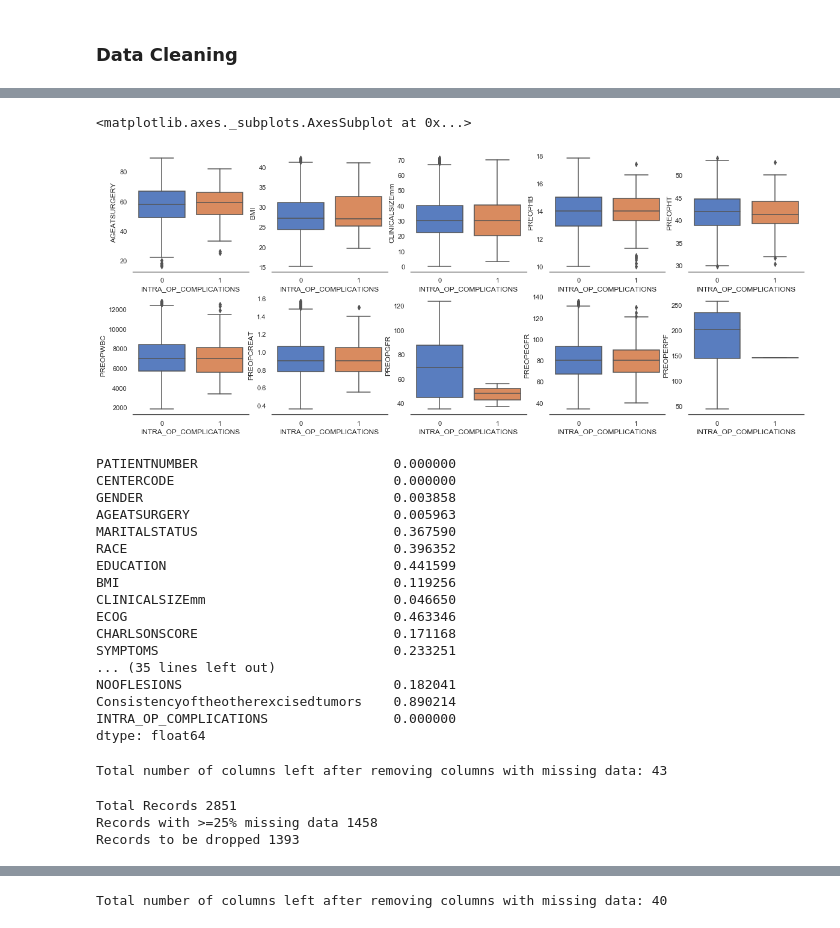
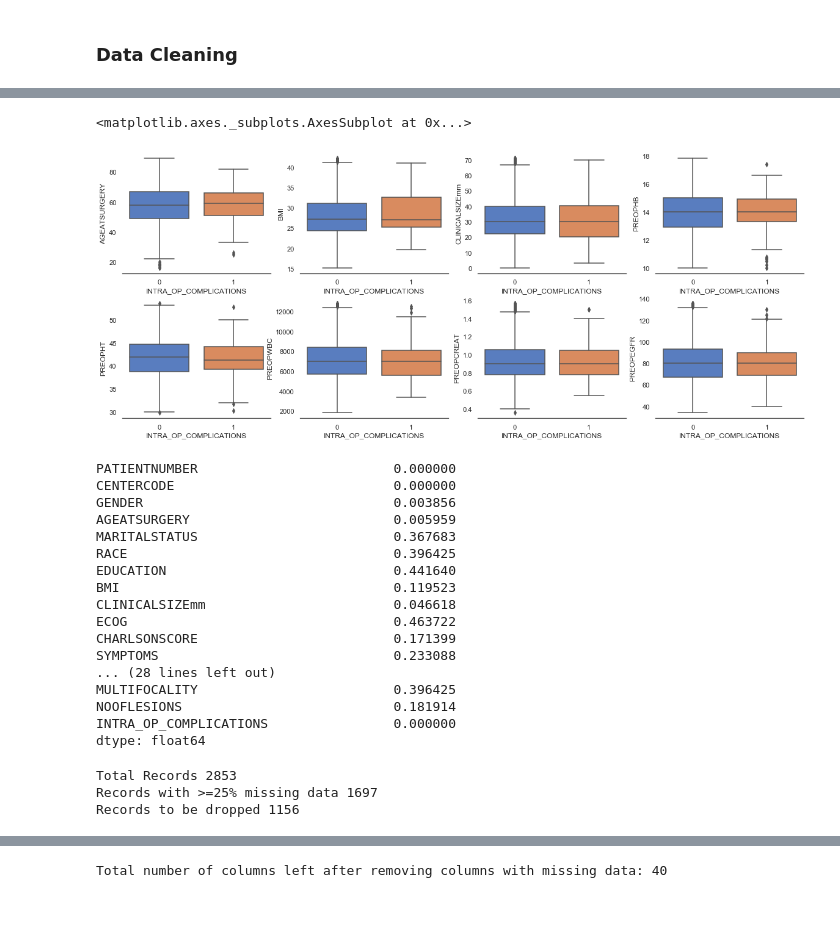
Before and after one commit to anubhav-reddy/Partial-Nephrectomy, a Jupyter notebook: Intra-op Complications - V2/Data Prep-Copy2.ipynb, the cells around one changed output, grey strips where cells are left out. Drawn from its saved outputs; the diff is of its cells as text; code cells hidden in the pictures.

Commit message:
Update Data Prep

```diff
--- a/Intra-op Complications - V2/Data Prep-Copy2.ipynb
+++ b/Intra-op Complications - V2/Data Prep-Copy2.ipynb
@@ -420,11 +428,11 @@ sns.boxplot(data = df, y = 'PREOPERPF', x = target, ax=axes[1, 4])
 # %%
 # Check the number of outliers
-clean_cols = ['BMI','CLINICALSIZEmm','PREOPHB','PREOPHT','PREOPWBC','PREOPCREAT','PREOPGFR','PREOPEGFR','PREOPERPF']
+clean_cols = ['BMI','CLINICALSIZEmm','PREOPHB','PREOPHT','PREOPWBC','PREOPCREAT','PREOPEGFR']
 for i in clean_cols:
     q1 = numeric_stats.loc['25%'][i]
     q3 = numeric_stats.loc['75%'][i]
     IQR = q3-q1
     LL = q1-(1.5*IQR)
     UL = q3+(1.5*IQR)
-    print(i, len(df.loc[(df[i]<=LL)|(df[i]>=UL)]))
+    print('{:<14s} {:>4d} {:>4d}'.format(i,len(df.loc[(df[i]>=UL)]),len(df.loc[(df[i]<=LL)])), 'UL-LL {:>4.2f}-{:>4.2f}'.format(UL,LL))
 # %% [output]
@@ -440,6 +446,6 @@ PREOPERPF 2
 # %%
 #replacing inaccurate readings with missing values
-clean_cols = ['BMI','CLINICALSIZEmm','PREOPHB','PREOPHT','PREOPWBC','PREOPCREAT','PREOPGFR','PREOPEGFR','PREOPERPF']
+clean_cols = ['BMI','CLINICALSIZEmm','PREOPHB','PREOPHT','PREOPWBC','PREOPCREAT','PREOPEGFR']
 for i in clean_cols:
     q1 = numeric_stats.loc['25%'][i]
     q3 = numeric_stats.loc['75%'][i]
@@ -462,52 +468,43 @@ df.describe()
 # %%
 import numpy as np
 import seaborn as sns
 import matplotlib.pyplot as plt
 sns.set(style="white", palette="muted", color_codes=True)
 rs = np.random.RandomState(10)
-f, axes = plt.subplots(2, 5, figsize=(20, 8))
+f, axes = plt.subplots(2, 4, figsize=(20, 8))
 sns.despine(left=True)
 sns.boxplot(data = df, y = 'AGEATSURGERY', x = target,ax=axes[0, 0])
 sns.boxplot(data = df, y = 'BMI', x = target, ax=axes[0, 1])
 sns.boxplot(data = df, y = 'CLINICALSIZEmm', x = target, ax=axes[0, 2])
 sns.boxplot(data = df, y = 'PREOPHB', x = target, ax=axes[0, 3])
-sns.boxplot(data = df, y = 'PREOPHT', x = target, ax=axes[0, 4])
-sns.boxplot(data = df, y = 'PREOPWBC', x = target, ax=axes[1, 0])
-sns.boxplot(data = df, y = 'PREOPCREAT', x = target, ax=axes[1, 1])
-sns.boxplot(data = df, y = 'PREOPGFR', x = target, ax=axes[1, 2])
+sns.boxplot(data = df, y = 'PREOPHT', x = target, ax=axes[1, 0])
+sns.boxplot(data = df, y = 'PREOPWBC', x = target, ax=axes[1, 1])
+sns.boxplot(data = df, y = 'PREOPCREAT', x = target, ax=axes[1, 2])
 sns.boxplot(data = df, y = 'PREOPEGFR', x = target, ax=axes[1, 3])
-sns.boxplot(data = df, y = 'PREOPERPF', x = target, ax=axes[1, 4])
 # %% [output]
 <matplotlib.axes._subplots.AxesSubplot at 0x...>
-[figure, old version]
+[figure, new version]
 # %%
 # The percentage of missing data
 df.isnull().mean()
 # %% [output]
 PATIENTNUMBER                         0.000000
 CENTERCODE                            0.000000
-GENDER                                0.003858
-AGEATSURGERY                          0.005963
-MARITALSTATUS                         0.367590
-RACE                                  0.396352
-EDUCATION                             0.441599
-BMI                                   0.119256
-CLINICALSIZEmm                        0.046650
-ECOG                                  0.463346
-CHARLSONSCORE                         0.171168
-SYMPTOMS                              0.233251
-... (35 lines left out)
-NOOFLESIONS                           0.182041
-Consistencyoftheotherexcisedtumors    0.890214
+GENDER                                0.003856
+AGEATSURGERY                          0.005959
+MARITALSTATUS                         0.367683
+RACE                                  0.396425
+EDUCATION                             0.441640
+BMI                                   0.119523
+CLINICALSIZEmm                        0.046618
+ECOG                                  0.463722
+CHARLSONSCORE                         0.171399
+SYMPTOMS                              0.233088
+... (28 lines left out)
+MULTIFOCALITY                         0.396425
+NOOFLESIONS                           0.181914
 INTRA_OP_COMPLICATIONS                0.000000
 dtype: float64
-# %%
-#Keep columns having less than 50% missing data
-df = df[df.columns[df.isnull().mean() <= 0.50]].copy()
-
-print("Total number of columns left after removing columns with missing data: {}".format(len(list(df))))
-# %% [output]
-Total number of columns left after removing columns with missing data: 43
 # %%
 # Calculate number missing values per row
 df.reset_index(inplace=True, drop=True)
@@ -522,9 +519,9 @@ for i in range(len(df)):
 # %%
 # calculate number of records with over 25% missing data
 print("Total Records {}".format(len(df)))
-print("Records with >=25% missing data {}".format(sum(df['Missing']<= round((len(df.columns)-2)*.25))))
-print("Records to be dropped {}".format(len(df) - sum(df['Missing']<= round((len(df.columns)-2)*.25))))
+print("Records with >=25% missing data {}".format(sum(df['Missing']<= round((len(df.columns)-2)*.30))))
+print("Records to be dropped {}".format(len(df) - sum(df['Missing']<= round((len(df.columns)-2)*.30))))
 # %% [output]
-Total Records 2851
-Records with >=25% missing data 1458
-Records to be dropped 1393
+Total Records 2853
+Records with >=25% missing data 1697
+Records to be dropped 1156
```
Also changed, not shown: parts of 24 cells of this notebook, 4 other files.
